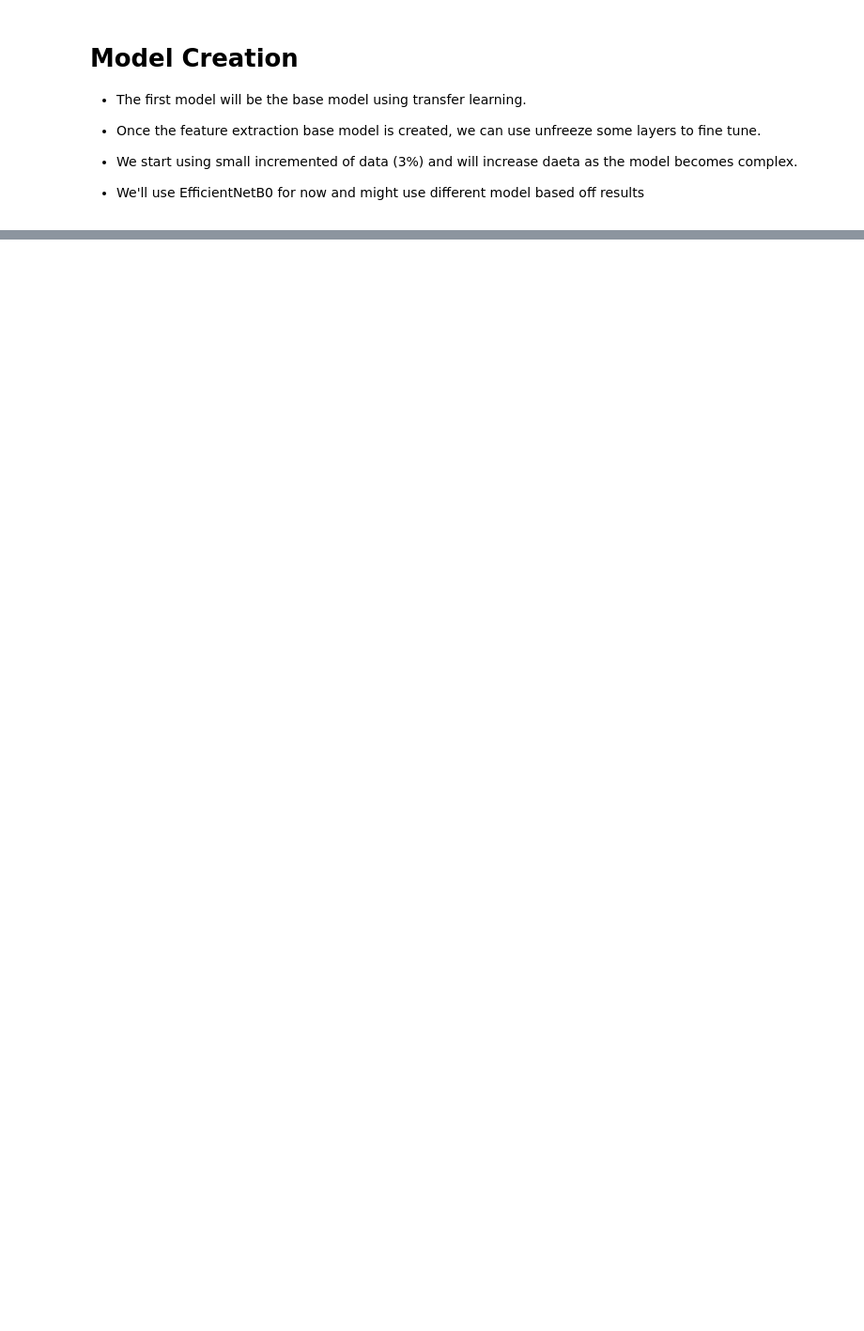
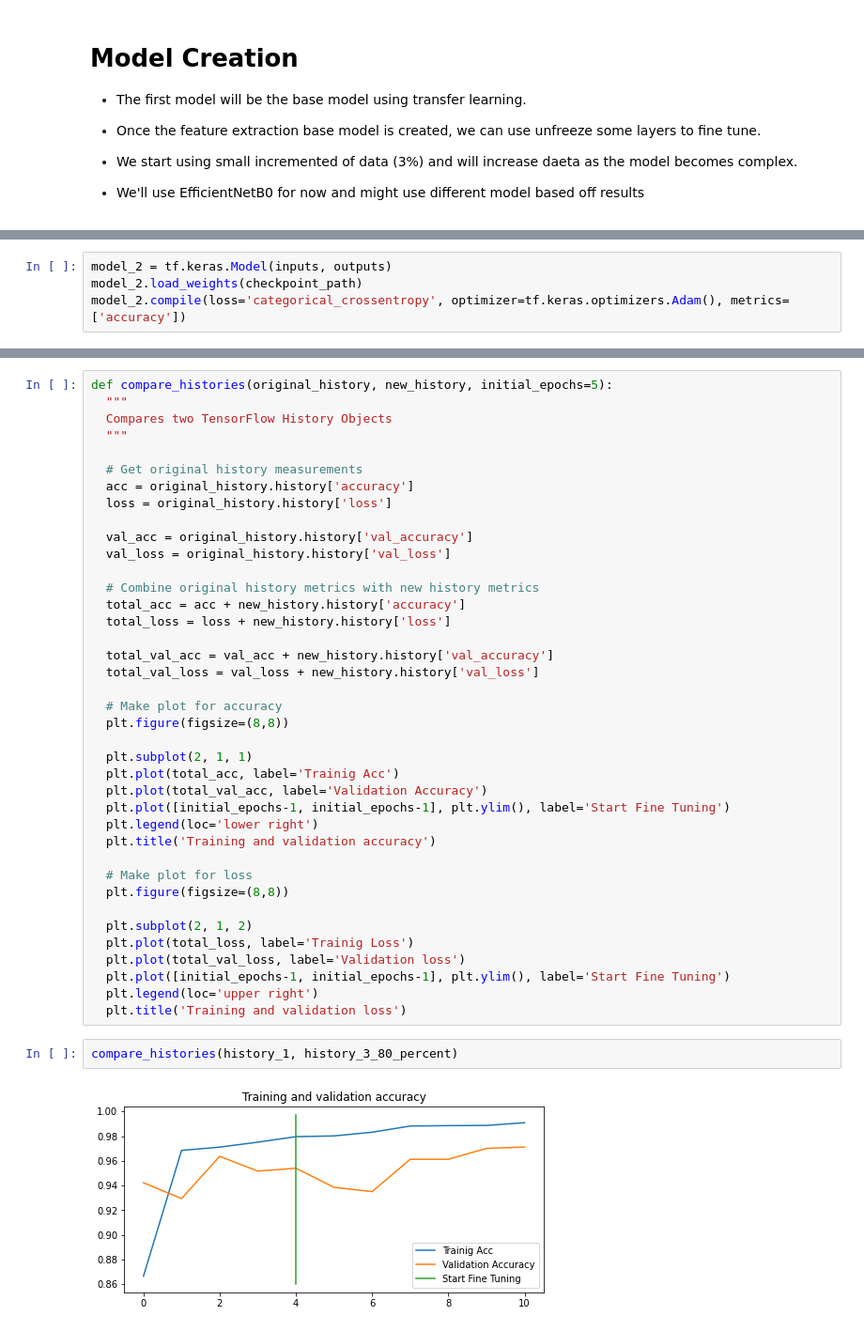
Before and after one commit to moimigueldev/tensorflow-ztm, a Jupyter notebook: tensorflow/rice_classification.ipynb, the cells around one changed output, grey strips where cells are left out. Shown at 94% size. Cells and saved outputs as stored; diff of their text form; blank space fills up the shorter version.

```diff
--- a/tensorflow/rice_classification.ipynb
+++ b/tensorflow/rice_classification.ipynb
@@ -204,0 +230,4 @@ Let's try some fine tuning
+# %%
+model_2 = tf.keras.Model(inputs, outputs)
+model_2.load_weights(checkpoint_path)
+model_2.compile(loss='categorical_crossentropy', optimizer=tf.keras.optimizers.Adam(), metrics=['accuracy'])
@@ -204,0 +362,43 @@ Let's try some fine tuning
+# %%
+def compare_histories(original_history, new_history, initial_epochs=5):
+  """
+  Compares two TensorFlow History Objects
+  """
+
+  # Get original history measurements
+  acc = original_history.history['accuracy']
+  loss = original_history.history['loss']
+
+  val_acc = original_history.history['val_accuracy']
+  val_loss = original_history.history['val_loss']
+
+  # Combine original history metrics with new history metrics
+  total_acc = acc + new_history.history['accuracy']
+  total_loss = loss + new_history.history['loss']
+
+  total_val_acc = val_acc + new_history.history['val_accuracy']
+  total_val_loss = val_loss + new_history.history['val_loss']
+
+  # Make plot for accuracy
+  plt.figure(figsize=(8,8))
+
+  plt.subplot(2, 1, 1)
+  plt.plot(total_acc, label='Trainig Acc')
+  plt.plot(total_val_acc, label='Validation Accuracy')
+  plt.plot([initial_epochs-1, initial_epochs-1], plt.ylim(), label='Start Fine Tuning')
+  plt.legend(loc='lower right')
+  plt.title('Training and validation accuracy')
+
+  # Make plot for loss
+  plt.figure(figsize=(8,8))
+
+  plt.subplot(2, 1, 2)
+  plt.plot(total_loss, label='Trainig Loss')
+  plt.plot(total_val_loss, label='Validation loss')
+  plt.plot([initial_epochs-1, initial_epochs-1], plt.ylim(), label='Start Fine Tuning')
+  plt.legend(loc='upper right')
+  plt.title('Training and validation loss')
+# %%
+compare_histories(history_1, history_3_80_percent)
+# %% [output]
+[figure, added]
```
Also changed, not shown: parts of 27 cells of this notebook.
